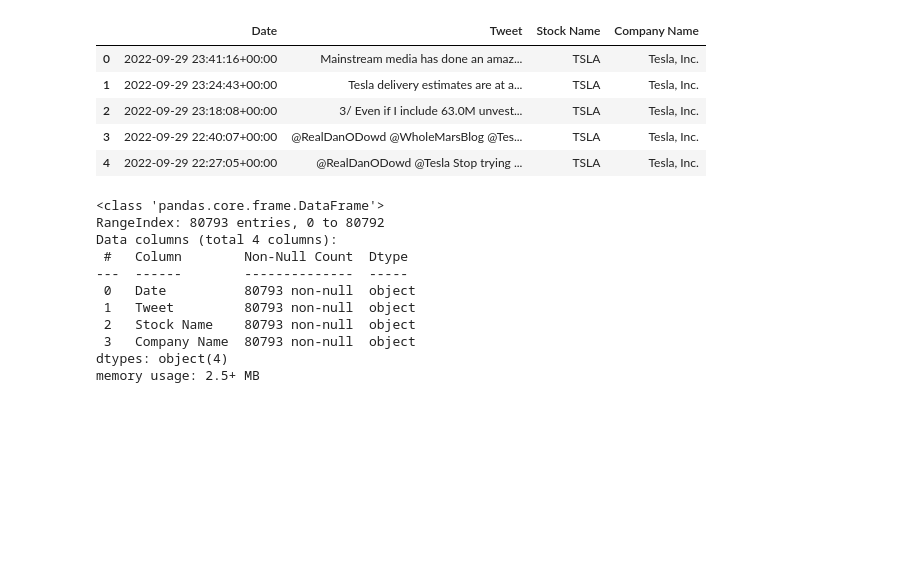
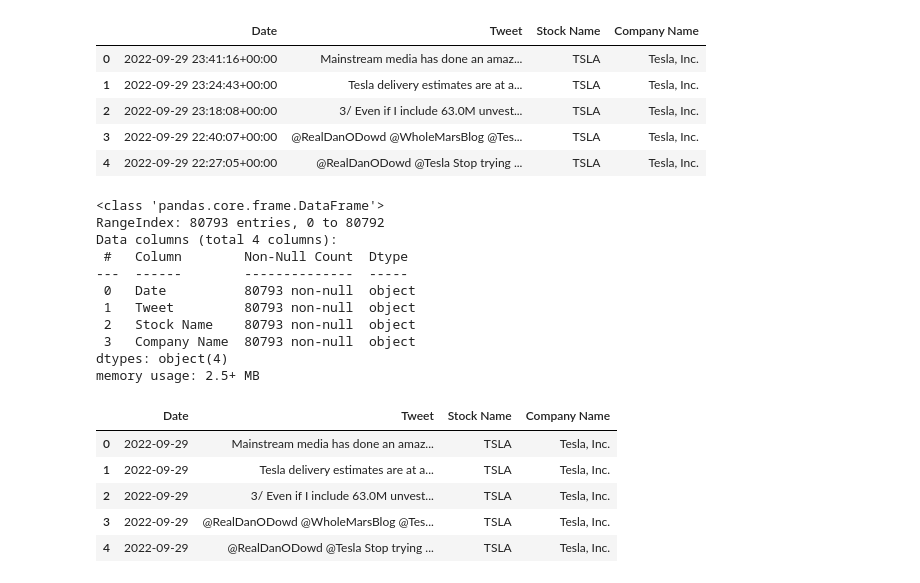
Before and after one commit to AngieP48/project-3, a Jupyter notebook: Marks Code.ipynb, the cells around one changed output. Saved outputs shown, nothing was run; the diff lists cells and outputs as text; code cells hidden in the pictures; blank space fills up the shorter version.

```diff
--- a/Marks Code.ipynb
+++ b/Marks Code.ipynb
@@ -63,6 +97,18 @@ Data columns (total 4 columns):
  3   Company Name  80793 non-null  object
 dtypes: object(4)
 memory usage: 2.5+ MB
+# %%
+tweet_data_df['Date'] = pd.to_datetime(tweet_data_df['Date'])
+tweet_data_df['Date'] = tweet_data_df['Date'].dt.date
+
+tweet_data_df.head()
+# %% [output]
+|  | Date | Tweet | Stock Name | Company Name |
+| 0 | 2022-09-29 | Mainstream media has done an amaz... | TSLA | Tesla, Inc. |
+| 1 | 2022-09-29 | Tesla delivery estimates are at a... | TSLA | Tesla, Inc. |
+| 2 | 2022-09-29 | 3/ Even if I include 63.0M unvest... | TSLA | Tesla, Inc. |
+| 3 | 2022-09-29 | @RealDanODowd @WholeMarsBlog @Tes... | TSLA | Tesla, Inc. |
+| 4 | 2022-09-29 | @RealDanODowd @Tesla Stop trying ... | TSLA | Tesla, Inc. |
 # %%
 # Initialize the SentimentIntensityAnalyzer
 analyzer = SentimentIntensityAnalyzer()
```
Also changed, not shown: parts of 5 cells of this notebook.
